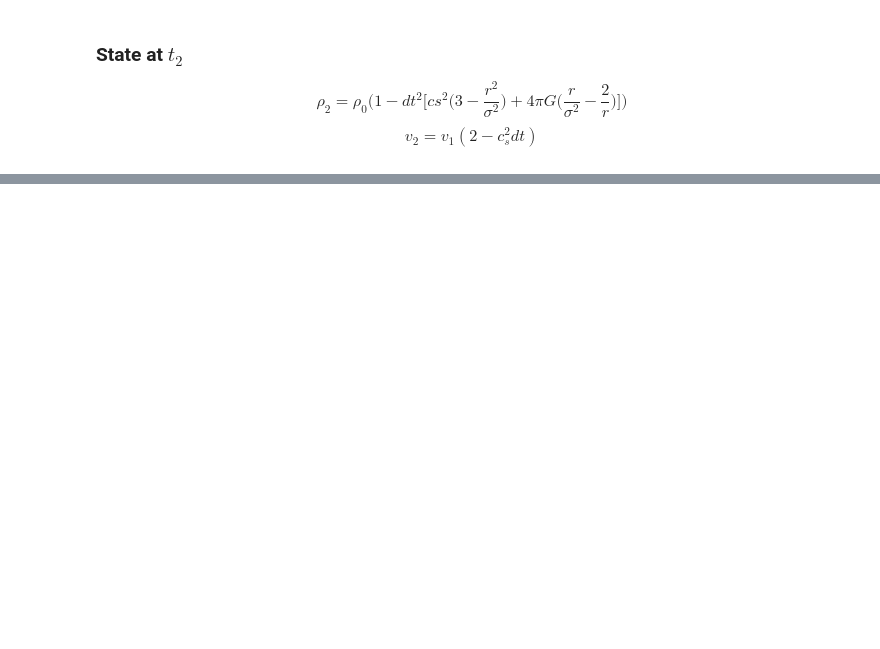
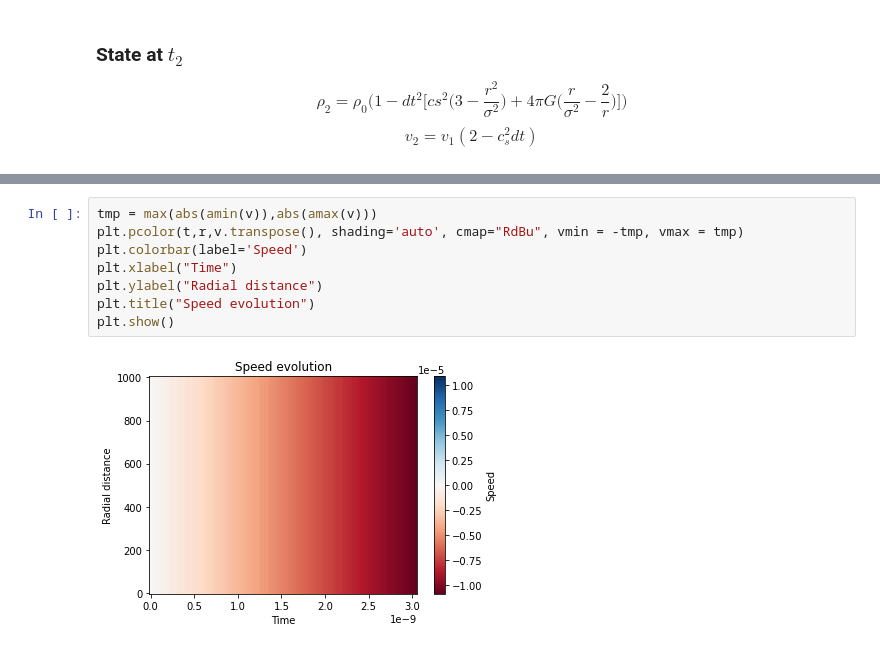
Before and after one commit to LeiRoF/M1-Evolution_of_Prestellar_Core, a Jupyter notebook: visualize_constant.ipynb, the cells around one changed output, grey strips where cells are left out. Saved outputs shown, nothing was run; the diff lists cells and outputs as text; blank space fills up the shorter version.

```diff
--- a/visualize_constant.ipynb
+++ b/visualize_constant.ipynb
@@ -173,0 +192,10 @@ plot("speed",r,v[4])
+# %%
+tmp = max(abs(amin(v)),abs(amax(v)))
+plt.pcolor(t,r,v.transpose(), shading='auto', cmap="RdBu", vmin = -tmp, vmax = tmp)
+plt.colorbar(label='Speed')
+plt.xlabel("Time")
+plt.ylabel("Radial distance")
+plt.title("Speed evolution")
+plt.show()
+# %% [output]
+[figure, added]
```
Also changed, not shown: parts of 6 cells of this notebook, 7 other files.
